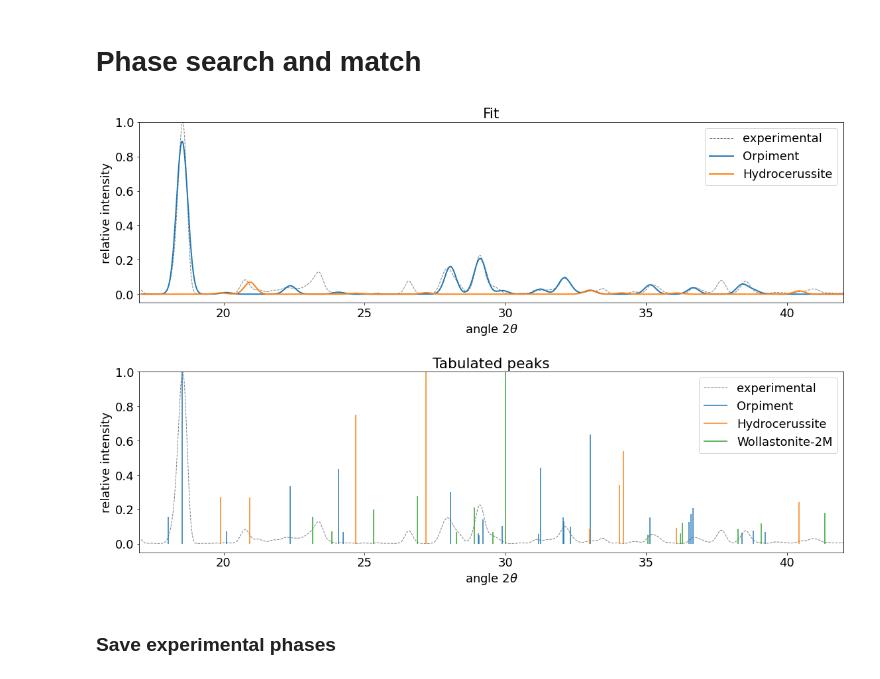
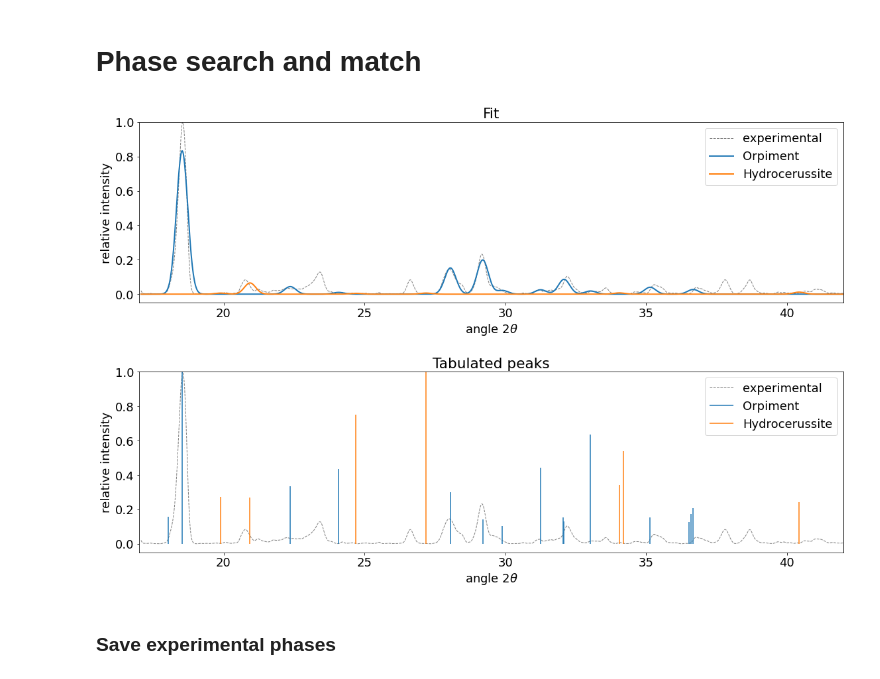
Before and after one commit to DarioZappala/XRDAnalysis, a Jupyter notebook: XRD_1p_exploration.ipynb, the cells around one changed output. Drawn from its saved outputs; the diff is of its cells as text; code cells hidden in the pictures.

```diff
--- a/XRD_1p_exploration.ipynb
+++ b/XRD_1p_exploration.ipynb
@@ -247,7 +262,7 @@ sigma = 0.15           # sigma used in the peaks of synthetic diffraction patter
 # adjust_calibration: if False, initial calibration is kept; if True, calibration is adjusted depending on the value of 'phase_calibration'.
 # If phase_calibration is set to a specific phase, the calibration with that phase will be used for the exploration of all the phases.
 # If phase_calibration is set to None, each phase is calibrated on experimental XRD pattern.
-adjust_calibration = False
+adjust_calibration = True
 #phase_calibration = database['Lazurite'][0]
 phase_calibration = None
 
@@ -275,9 +290,18 @@ for i in range(df_phases_sel.shape[0]):
         gn.opt = gn_calibration.opt.copy()
 
         arr_to_write = concatenate((gn.theta[:, newaxis], gn.spectrum.counts[:, newaxis]), axis = 1)
-        savetxt(f'{path_calibrations}xrd_calibrated_with_{clean_phase_name(p.label)}.dat', arr_to_write, '%.3f %d')
+        savetxt(f'{path_calibrations}xrd raw calibrated with {clean_phase_name(p.label)}.dat', arr_to_write, '%.3f %d')
+        arr_to_write = concatenate((gn.theta[:, newaxis], gn.spectrum.counts_smoothed[:, newaxis]), axis = 1)
+        savetxt(f'{path_calibrations}xrd smoothed calibrated with {clean_phase_name(p.label)}.dat', arr_to_write, '%.3f %.3f')
 
-    gn.fit_cycle(gamma = True, steps = 16)
+        arr_to_write = concatenate(
+            (gn.fce_calibration(peaks_position, *gn.opt)[:, newaxis],
+             peaks_intensity[:, newaxis]),
+            axis = 1
+        )
+        savetxt(f'{path_peaks}xrd peaks calibrated with {clean_phase_name(p.label)}.dat', arr_to_write, '%.3f %.3f')
+
+    gn.fit_cycle(gamma = True, steps = 32)
 
     z_min = minimum(gn.z(), gn.z0())
     z_max = maximum(gn.z(), gn.z0())
@@ -318,7 +342,7 @@ for i in range(df_phases_sel.shape[0]):
 
     fig.suptitle(phase_name)
 
-    savefig(f'{path_phases_check}{clean_phase_name(phase_name)} check_fit.png', bbox_inches = 'tight', dpi = 300)
+    savefig(f'{path_figures}{clean_phase_name(phase_name)} - check fit.png', bbox_inches = 'tight', dpi = 300)
     show()
     close(fig)
 # %% [output]
@@ -332,7 +356,7 @@ for i in range(df_phases_sel.shape[0]):
 ### Fit parameters ###
 min_theta = 17
 max_theta = 42
-min_intensity = 0.05   # among the tabulated peaks, selects only the ones above this threshold of intensity (scale between 0 and 1)
+min_intensity = 0.1    # among the tabulated peaks, selects only the ones above this threshold of intensity (scale between 0 and 1)
 first_n_peaks = None   # selects the first n most intense peaks (if None, leaves all the peaks)
 sigma = 0.20           # sigma used in the peaks of synthetic diffraction patterns
 
@@ -347,7 +371,9 @@ phase_calibration = database['Orpiment'][0]
 rcParams['font.size'] = 18
 
 # List of phases that will be checked against the experimental XRD pattern
-list_phases_check = [database['Orpiment'][0], database['Hydrocerussite'][0]]
+list_phases_check = [
+    database['Orpiment'][0], database['Hydrocerussite'][0]
+]
 
 # The diffraction lines of this phase will be shown for comparison. Set to empty list in order to have no comparison.
 #list_phases_comparison = [database['Wollastonite-2M'][0]]
@@ -376,35 +402,35 @@ cmap_sel = cm.get_cmap('tab10')
 
 ax = axs[0]
 sca(ax)
 gs[0].plot_spectrum(c = 'grey', ls = '--', lw = 1, label = 'experimental')
 for i, gn in enumerate(gs):
     idx_color = i % cmap_sel.N
     ax.plot(gn.theta, gn.z(), lw = 2, color = cmap_sel(idx_color), label = shorten_string(gn.label, 30))
 ax.legend(frameon = True, loc = 'upper right')
 ax.set_xlim(min_theta, max_theta)
 ax.set_ylim(-0.05, 1)
 ax.set_xlabel(r'angle $2\theta$')
 ax.set_ylabel('relative intensity')
 ax.set_title('Fit')
 
 ax = axs[1]
 sca(ax)
 gs[0].plot_spectrum(c = 'grey', ls = '--', lw = 1, label = 'experimental')
 for i, phase in enumerate([gn.phase for gn in gs] + list_phases_comparison):
     idx_color = i % cmap_sel.N
     phase.plot(min_theta = min_theta, max_theta = max_theta, min_intensity = min_intensity,
         first_n_peaks = first_n_peaks, colors = cmap_sel(idx_color), linestyles = '-', label = shorten_string(phase.label, 30))
 ax.legend(frameon = True, loc = 'upper right')
 ax.set_xlim(min_theta, max_theta)
 ax.set_ylim(-0.05, 1)
 ax.set_xlabel(r'angle $2\theta$')
 ax.set_ylabel('relative intensity')
 ax.set_title('Tabulated peaks')
 
-savefig(f'{path_phases_check}phases_search_match.png', bbox_inches = 'tight', dpi = 300)
+savefig(f'{path_figures}phases search match.png', bbox_inches = 'tight', dpi = 300)
 show()
 # %% [output]
-[figure, old version]
+[figure, new version]
 # %% [markdown]
 ### Save experimental phases
 # %%
```
Also changed, not shown: parts of 5 cells of this notebook, 1 other file.
